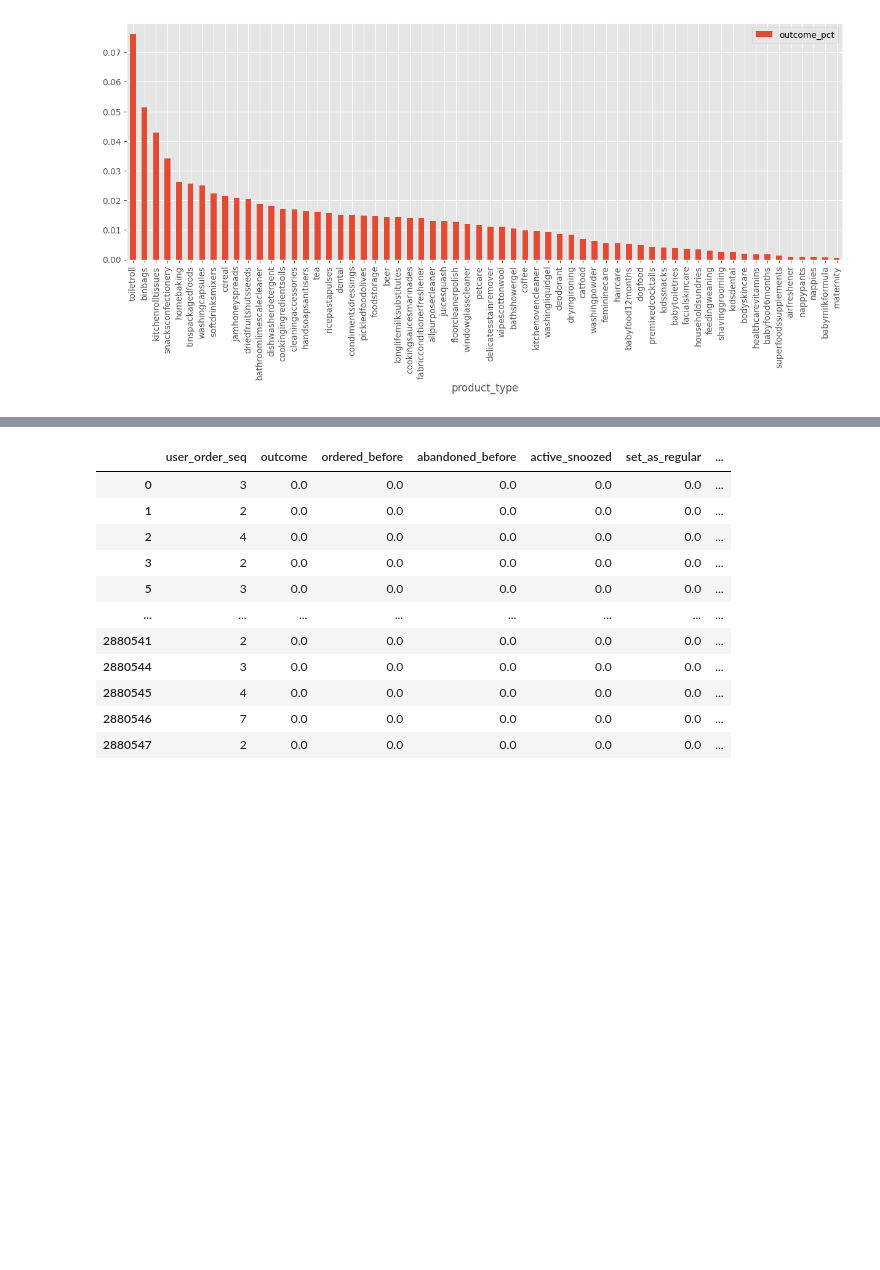
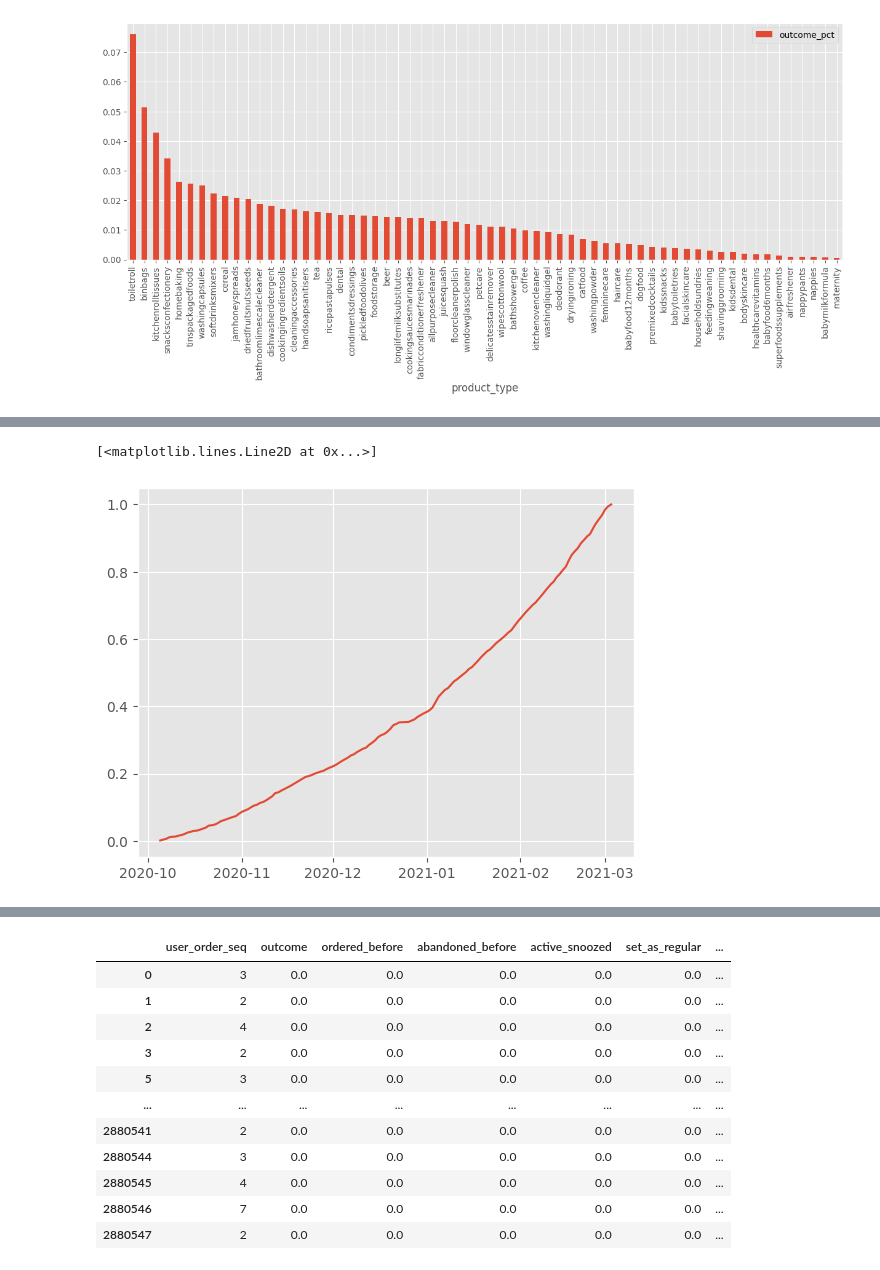
Before and after one commit to Javierterryc/zrive-ds, a Jupyter notebook: src/module_3/module_3.ipynb, the cells around one changed output, grey strips where cells are left out. Saved outputs shown, nothing was run; the diff lists cells and outputs as text; code cells hidden in the pictures; blank space fills up the shorter version.

```diff
--- a/src/module_3/module_3.ipynb
+++ b/src/module_3/module_3.ipynb
@@ -185,0 +226,6 @@ filtered_df.head()
+# %%
+cumsum_daily_orders = daily_orders.cumsum() / daily_orders.sum()
+plt.plot(cumsum_daily_orders)
+# %% [output]
+[<matplotlib.lines.Line2D at 0x...>]
+[figure, added]
```
Also changed, not shown: parts of 28 cells of this notebook.
